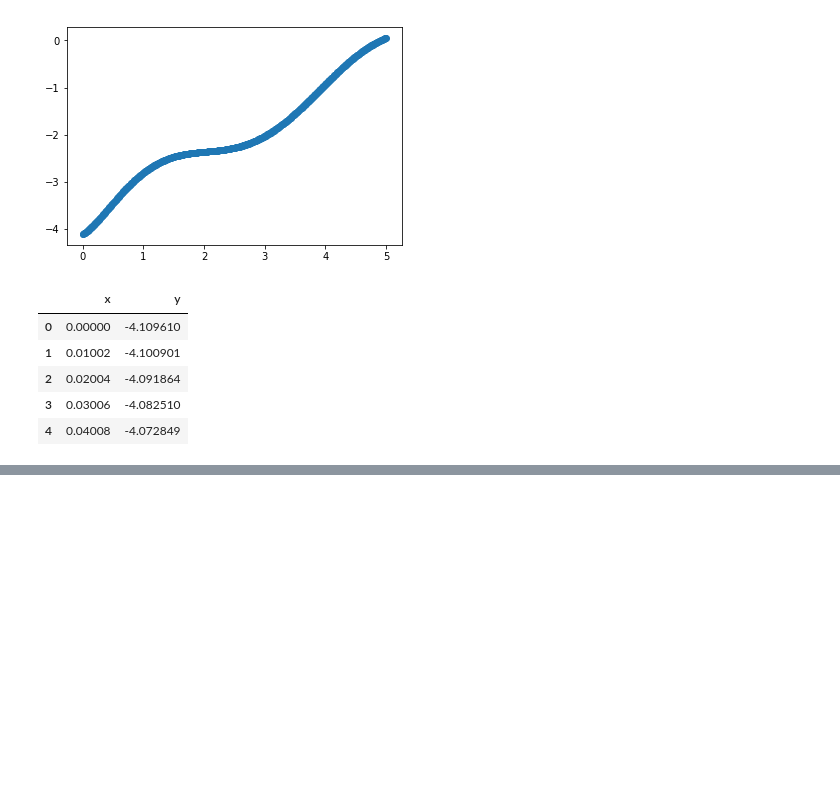
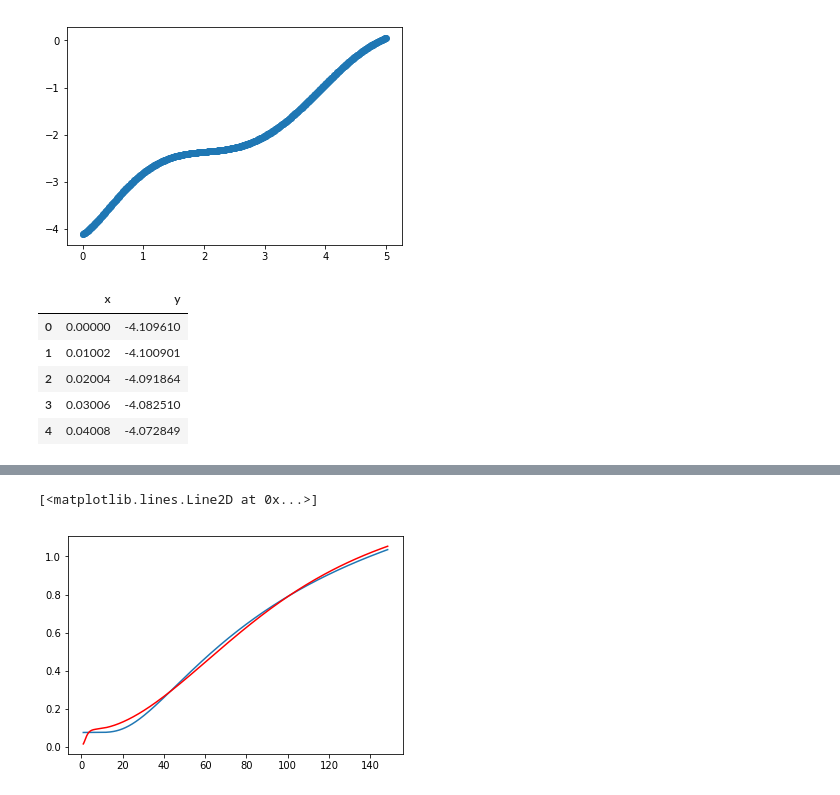
Before and after one commit to GeorgiiVdovychenko/ltpe, a Jupyter notebook: fit_all_at_once.ipynb, the cells around one changed output, grey strips where cells are left out. Drawn from its saved outputs; the diff is of its cells as text; code cells hidden in the pictures; blank space fills up the shorter version.

```diff
--- a/fit_all_at_once.ipynb
+++ b/fit_all_at_once.ipynb
@@ -4,7 +4,7 @@ import numpy as np
 import matplotlib.pyplot as plt
 %matplotlib inline
 # %%
-with open('/home/quantum/Documents/iltpe/SiO2Damon1973.txt', 'r') as f:
+with open('SiO2Damon1973.txt', 'r') as f:
     data = f.readlines()
 data = [d.split('\t') for d in data]
 data = pd.DataFrame(data[1:], columns=['T', 'k'])
@@ -115,0 +105,7 @@ ap_df = pd.DataFrame({'x':xp})
+# %%
+plt.plot(T, k_func(T, 2.74221951e+01, 7.66358598e-02, 1.76835059e+00, 9.08249290e+01,
+       1.60764480e+01))
+plt.plot(T, k, color='r')
+# %% [output]
+[<matplotlib.lines.Line2D at 0x...>]
+[figure, added]
```
Also changed, not shown: parts of 9 cells of this notebook, 1 other file.
